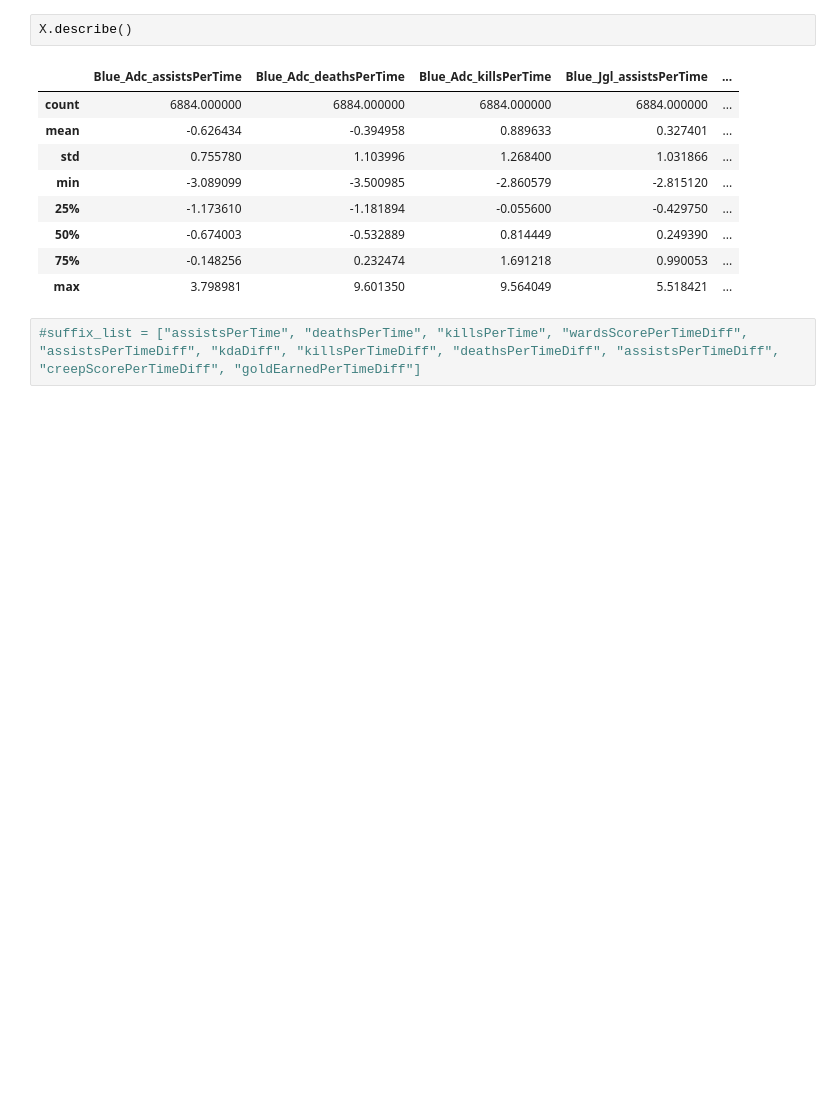
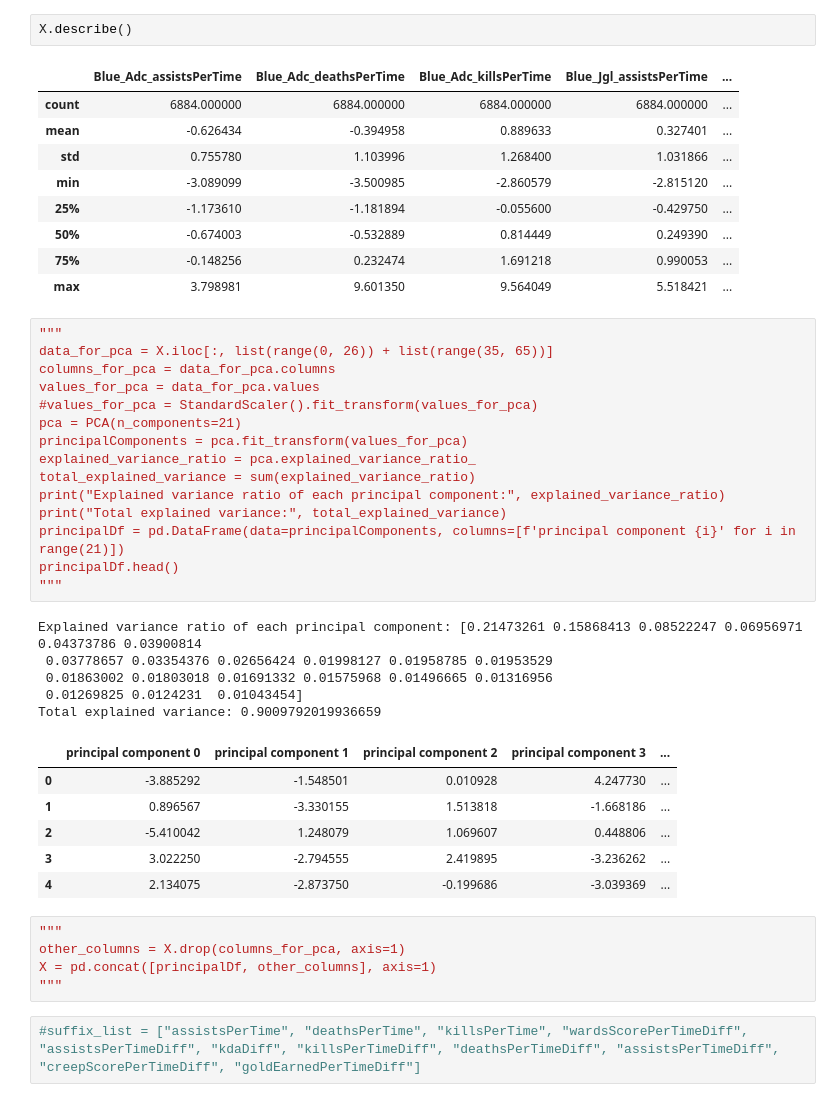
Before and after one commit to chlxogur/penta_kill_data_science, a Jupyter notebook: make_a_model.ipynb, the cells around one changed output. Cells and saved outputs as stored; diff of their text form; blank space fills up the shorter version.

```diff
--- a/make_a_model.ipynb
+++ b/make_a_model.ipynb
@@ -94,6 +96,38 @@ X.describe()
 | 50% | -0.674003 | -0.532889 | 0.814449 | 0.249390 | ... |
 | 75% | -0.148256 | 0.232474 | 1.691218 | 0.990053 | ... |
 | max | 3.798981 | 9.601350 | 9.564049 | 5.518421 | ... |
+# %%
+"""
+data_for_pca = X.iloc[:, list(range(0, 26)) + list(range(35, 65))]
+columns_for_pca = data_for_pca.columns
+values_for_pca = data_for_pca.values
+#values_for_pca = StandardScaler().fit_transform(values_for_pca)
+pca = PCA(n_components=21)
+principalComponents = pca.fit_transform(values_for_pca)
+explained_variance_ratio = pca.explained_variance_ratio_
+total_explained_variance = sum(explained_variance_ratio)
+print("Explained variance ratio of each principal component:", explained_variance_ratio)
+print("Total explained variance:", total_explained_variance)
+principalDf = pd.DataFrame(data=principalComponents, columns=[f'principal component {i}' for i in range(21)])
+principalDf.head()
+"""
+# %% [output]
+Explained variance ratio of each principal component: [0.21473261 0.15868413 0.08522247 0.06956971 0.04373786 0.03900814
+ 0.03778657 0.03354376 0.02656424 0.01998127 0.01958785 0.01953529
+ 0.01863002 0.01803018 0.01691332 0.01575968 0.01496665 0.01316956
+ 0.01269825 0.0124231  0.01043454]
+Total explained variance: 0.9009792019936659
+|  | principal component 0 | principal component 1 | principal component 2 | principal component 3 | ... |
+| 0 | -3.885292 | -1.548501 | 0.010928 | 4.247730 | ... |
+| 1 | 0.896567 | -3.330155 | 1.513818 | -1.668186 | ... |
+| 2 | -5.410042 | 1.248079 | 1.069607 | 0.448806 | ... |
+| 3 | 3.022250 | -2.794555 | 2.419895 | -3.236262 | ... |
+| 4 | 2.134075 | -2.873750 | -0.199686 | -3.039369 | ... |
+# %%
+"""
+other_columns = X.drop(columns_for_pca, axis=1)
+X = pd.concat([principalDf, other_columns], axis=1)
+"""
 # %%
 #suffix_list = ["assistsPerTime", "deathsPerTime", "killsPerTime", "wardsScorePerTimeDiff", "assistsPerTimeDiff", "kdaDiff", "killsPerTimeDiff", "deathsPerTimeDiff", "assistsPerTimeDiff", "creepScorePerTimeDiff", "goldEarnedPerTimeDiff"]
 # %%
```
Also changed, not shown: parts of 10 cells of this notebook, 4 other files.
